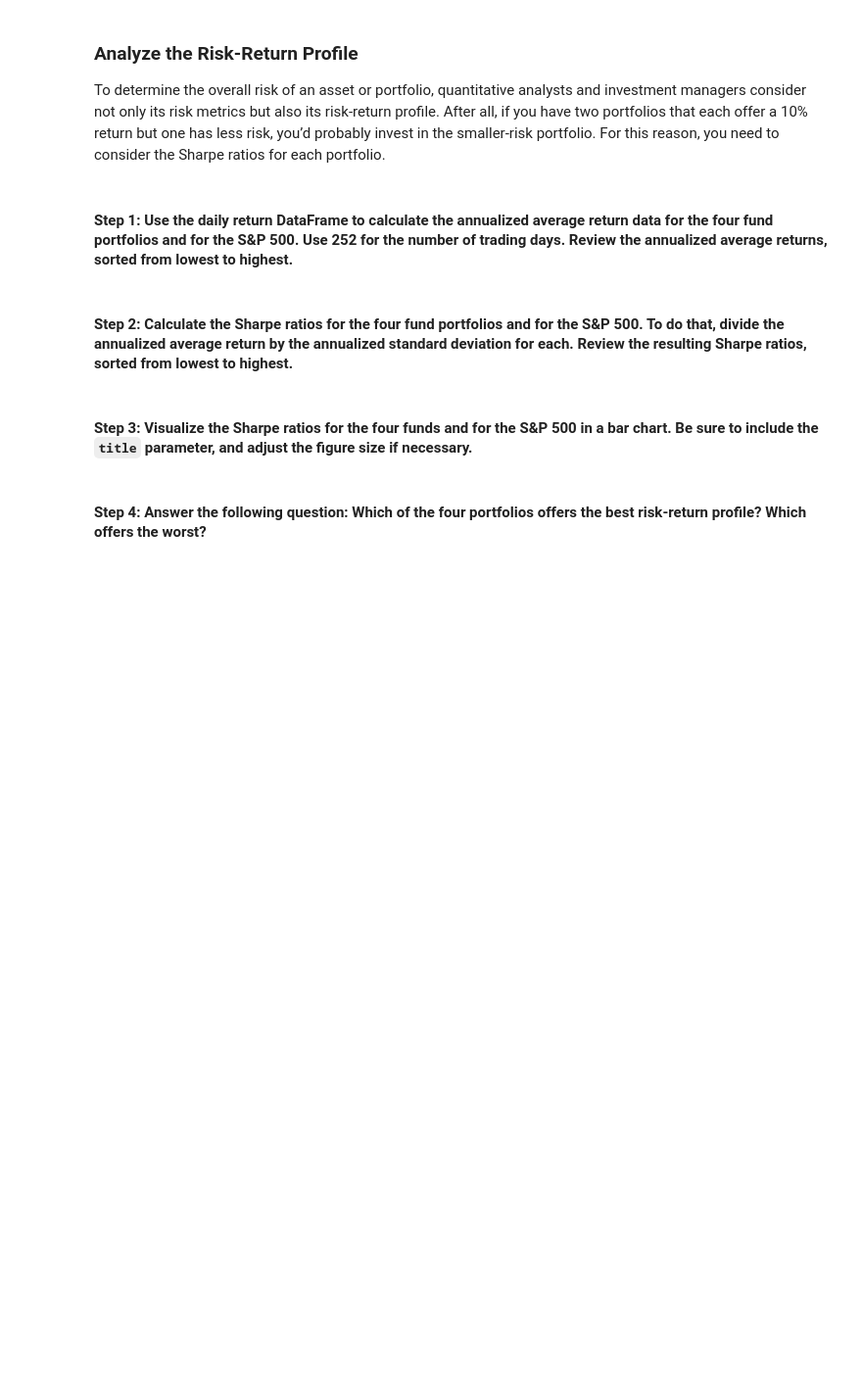
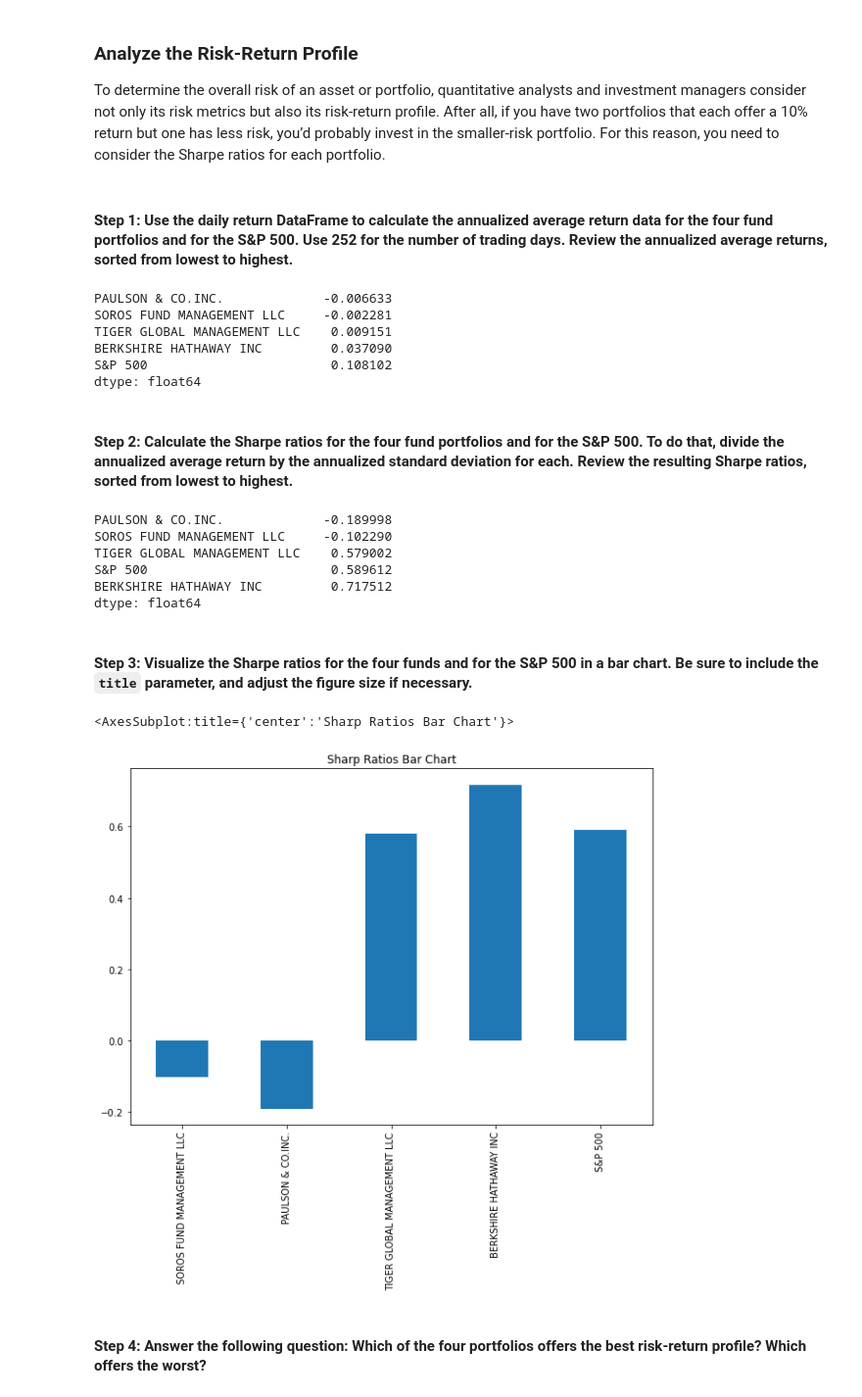
Before and after one commit to wynham/Module_4_Challenge, a Jupyter notebook: Module_4_Challenge/risk_return_analysis.ipynb, the cells around one changed output. Shown at 98% size. Drawn from its saved outputs; the diff is of its cells as text; code cells hidden in the pictures; blank space fills up the shorter version.

```diff
--- a/Module_4_Challenge/risk_return_analysis.ipynb
+++ b/Module_4_Challenge/risk_return_analysis.ipynb
@@ -237,4 +239,6 @@ Evaluate the risk profile of each portfolio by using the standard deviation and
 # %%
 # Calculate and sort the standard deviation for all 4 portfolios and the S&P 500
 # Review the standard deviations sorted smallest to largest
-# YOUR CODE HERE
+standard_dev = whales_daily_returns.std()
+
+standard_dev.sort_values()
@@ -243,4 +254,6 @@ Evaluate the risk profile of each portfolio by using the standard deviation and
 # %%
 # Calculate and sort the annualized standard deviation (252 trading days) of the 4 portfolios and the S&P 500
 # Review the annual standard deviations smallest to largest
-# YOUR CODE HERE
+annualized_standard_deviation = standard_dev * np.sqrt(252)
+
+annualized_standard_deviation.sort_values()
@@ -289,19 +319,41 @@ To determine the overall risk of an asset or portfolio, quantitative analysts an
 # Calculate the annual average return data for the for fund portfolios and the S&P 500
 # Use 252 as the number of trading days in the year
 # Review the annual average returns sorted from lowest to highest
-# YOUR CODE HERE
+average_annual_return = whales_daily_returns.mean() * 252
+
+average_annual_return.sort_values()
+# %% [output]
+PAULSON & CO.INC.             -0.006633
+SOROS FUND MANAGEMENT LLC     -0.002281
+TIGER GLOBAL MANAGEMENT LLC    0.009151
+BERKSHIRE HATHAWAY INC         0.037090
+S&P 500                        0.108102
+dtype: float64
 # %% [markdown]
 #### Step 2: Calculate the Sharpe ratios for the four fund portfolios and for the S&P 500. To do that, divide the annualized average return by the annualized standard deviation for each. Review the resulting Sharpe ratios, sorted from lowest to highest.
 # %%
 # Calculate the annualized Sharpe Ratios for each of the 4 portfolios and the S&P 500.
 # Review the Sharpe ratios sorted lowest to highest
-# YOUR CODE HERE
+sharpe_ratios = average_annual_return / annualized_standard_deviation
+
+sharpe_ratios.sort_values()
+# %% [output]
+PAULSON & CO.INC.             -0.189998
+SOROS FUND MANAGEMENT LLC     -0.102290
+TIGER GLOBAL MANAGEMENT LLC    0.579002
+S&P 500                        0.589612
+BERKSHIRE HATHAWAY INC         0.717512
+dtype: float64
 # %% [markdown]
 #### Step 3: Visualize the Sharpe ratios for the four funds and for the S&P 500 in a bar chart. Be sure to include the `title` parameter, and adjust the figure size if necessary.
 # %%
 # Visualize the Sharpe ratios as a bar chart
 # Include a title parameter and adjust the figure size
 # YOUR CODE HERE
+sharpe_ratios.plot.bar(figsize=(10,7), title="Sharp Ratios Bar Chart")
+# %% [output]
+<AxesSubplot:title={'center':'Sharp Ratios Bar Chart'}>
+[figure, added]
 # %% [markdown]
 #### Step 4: Answer the following question: Which of the four portfolios offers the best risk-return profile? Which offers the worst?
 # %% [markdown]
```
Also changed, not shown: parts of 22 cells of this notebook.
